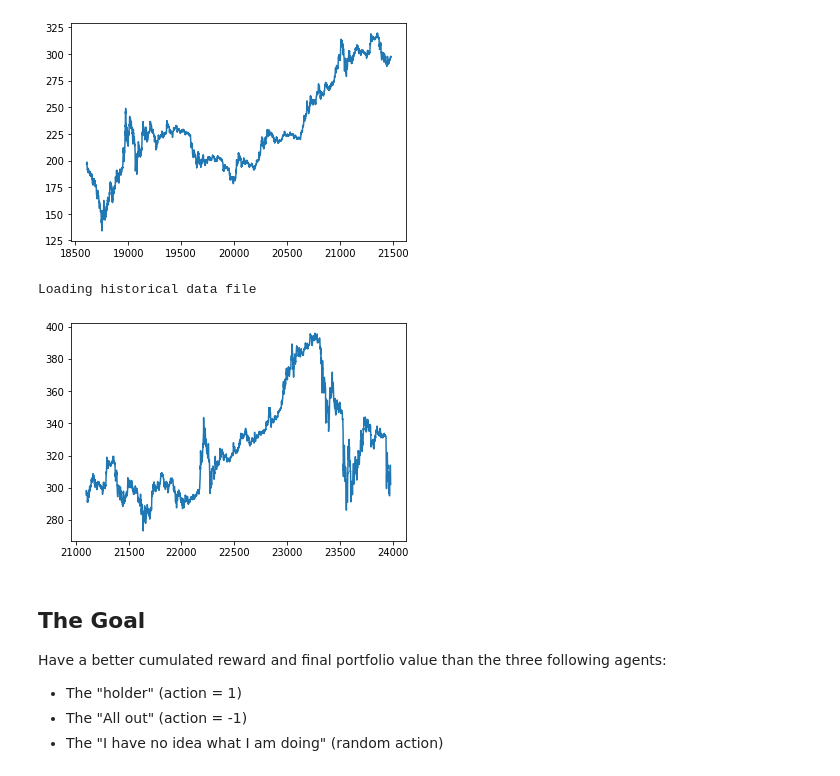
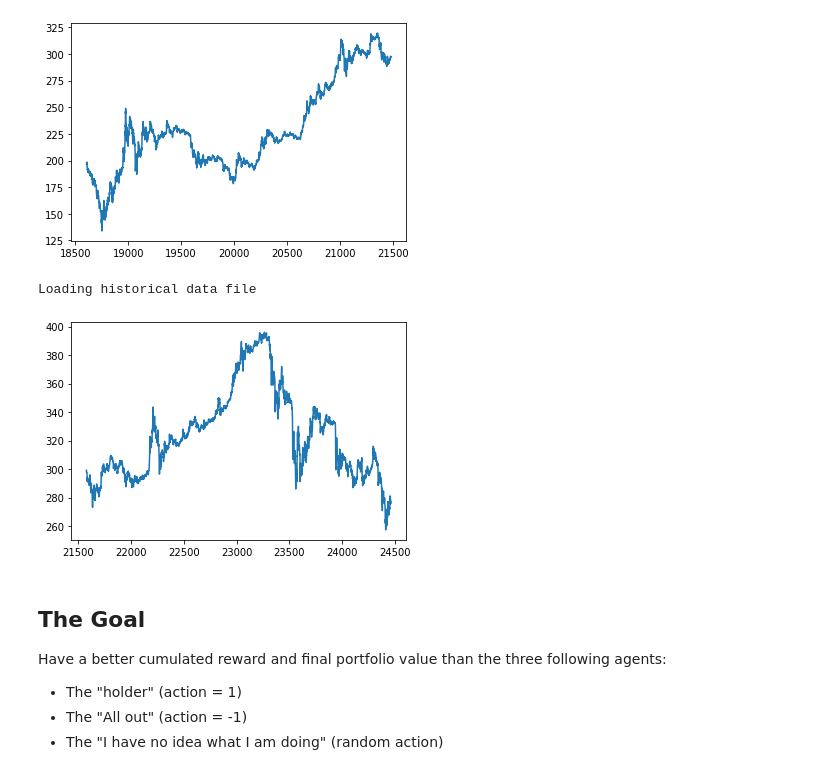
Before and after one commit to joshualee155/ml-stock-prediction, a Jupyter notebook: agent_training.ipynb, the cells around one changed output. Cells and saved outputs as stored; diff of their text form; code cells hidden in the pictures.

```diff
--- a/agent_training.ipynb
+++ b/agent_training.ipynb
@@ -25,17 +25,17 @@ Loading historical data file
 [figure]
 # %%
 env_trading_test = gym.make('test_trading-v2')
-date_test = datetime.datetime(2017, 8, 10, 0, 0)
+date_test = datetime.datetime(2017, 8, 15, 0, 0)
 data = env_trading_test.historical_data["close"]
 env_trading_test.reset(date=date_test)
 plt.plot(data[env_trading_test.start_index:env_trading_test.start_index + int(env_trading_test.episode_steps)
               if env_trading_test.start_index + int(env_trading_test.episode_steps) < data.shape[0]
              else data.shape[0]])
 
 plt.show()
 # %% [output]
 Loading historical data file
-[figure, old version]
+[figure, new version]
 # %% [markdown]
 ## The Goal
 Have a better cumulated reward and final portfolio value than the three following agents:
```
Also changed, not shown: parts of 2 cells of this notebook, 5 other files.
